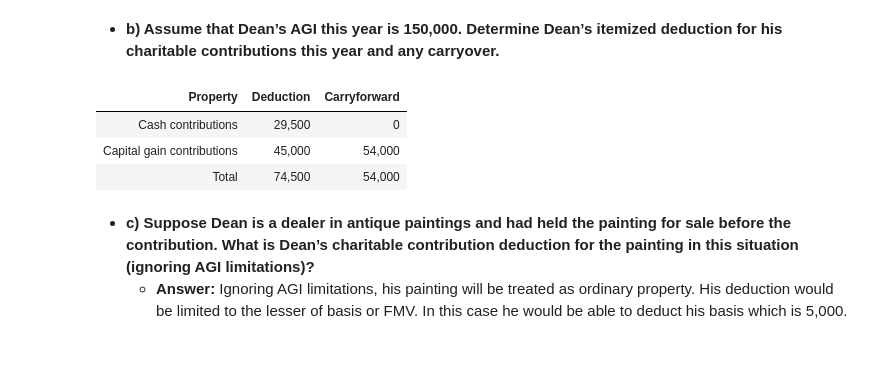
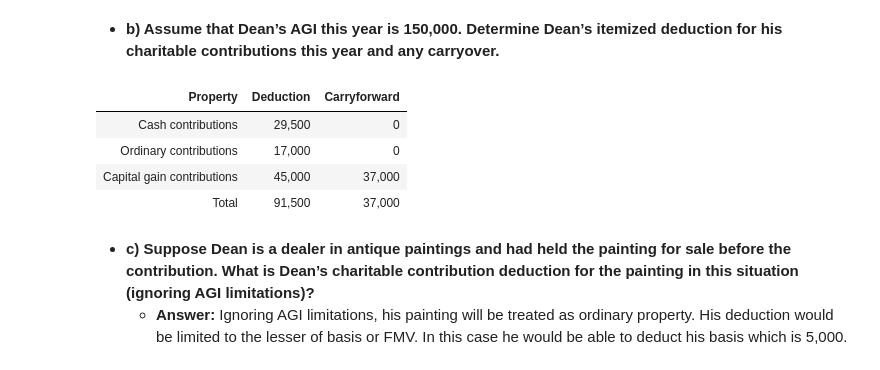
Before and after one commit to ekmartinez/Federal_Taxation, a Jupyter notebook: 05_Individual_Deductions/05_Individual_Deductions_Exercises.ipynb, the cells around one changed output. Drawn from its saved outputs; the diff is of its cells as text; code cells hidden in the pictures.

```diff
--- a/05_Individual_Deductions/05_Individual_Deductions_Exercises.ipynb
+++ b/05_Individual_Deductions/05_Individual_Deductions_Exercises.ipynb
@@ -1008,41 +1008,50 @@ Dean may take $ 128,500 as itemized deductions. (Ignoring AGI ceiling)
 # %%
 agi = 150000
 remaining_agi = agi
 
 cash = 15000 + 14500
+ordinary_property = 17000
+cap_gain_property = 82000
+
 cash_limit = agi * .60
+ordinary_limit = agi * .50
+cap_gain_limit = agi * .30
+
 cash_deduction = min(cash, cash_limit, remaining_agi)
 cash_carryforward = cash - cash_deduction
 remaining_agi -= cash_deduction
 
-cap_gain_property = 82000 + 17000
-cap_gain_limit = agi * .30
+ordinary_deduction = min(ordinary_property, ordinary_limit, remaining_agi)
+ordinary_carryforward = ordinary_property - ordinary_deduction
+remaining_agi -= ordinary_deduction
+
 cap_gain_deduction = min(cap_gain_property, cap_gain_limit, remaining_agi)
 cap_gain_carryforward = cap_gain_property - cap_gain_deduction
 remaining_agi -= cap_gain_deduction
 
-total_deductions = cash_deduction + cap_gain_deduction
-total_carryforward = cash_carryforward + cap_gain_carryforward
+total_deductions = cash_deduction + ordinary_deduction + cap_gain_deduction
+total_carryforward = cash_carryforward + ordinary_carryforward + cap_gain_carryforward
 
 results = {
-    "Property": ["Cash contributions", "Capital gain contributions"],
-    "Deduction": [cash_deduction, cap_gain_deduction],
-    "Carryforward": [cash_carryforward, cap_gain_carryforward],
+    "Property": ["Cash contributions", "Ordinary contributions", "Capital gain contributions"],
+    "Deduction": [cash_deduction, ordinary_deduction, cap_gain_deduction],
+    "Carryforward": [cash_carryforward, ordinary_carryforward, cap_gain_carryforward],
 }
 
 df = pd.DataFrame(results)
 total = pd.DataFrame(([{"Property": "Total", "Deduction": total_deductions, "Carryforward": total_carryforward}]))
 df = pd.concat([df, total], ignore_index=True)
 
 df["Deduction"] = df["Deduction"].map("{:,.0f}".format)
 df["Carryforward"] = df["Carryforward"].map("{:,.0f}".format)
 
 display(HTML(df.to_html(index=False)))
 # %% [output]
 | Property | Deduction | Carryforward |
 | Cash contributions | 29,500 | 0 |
-| Capital gain contributions | 45,000 | 54,000 |
-| Total | 74,500 | 54,000 |
+| Ordinary contributions | 17,000 | 0 |
+| Capital gain contributions | 45,000 | 37,000 |
+| Total | 91,500 | 37,000 |
 # %% [markdown]
 - **c) Suppose Dean is a dealer in antique paintings and had held the painting for sale before the contribution. What is Dean’s charitable contribution deduction for the painting in this situation (ignoring AGI limitations)?**
     - **Answer:** Ignoring AGI limitations, his painting will be treated as ordinary property. His deduction would be limited to the lesser of basis or FMV. In this case he would be able to deduct his basis which is 5,000.
```
